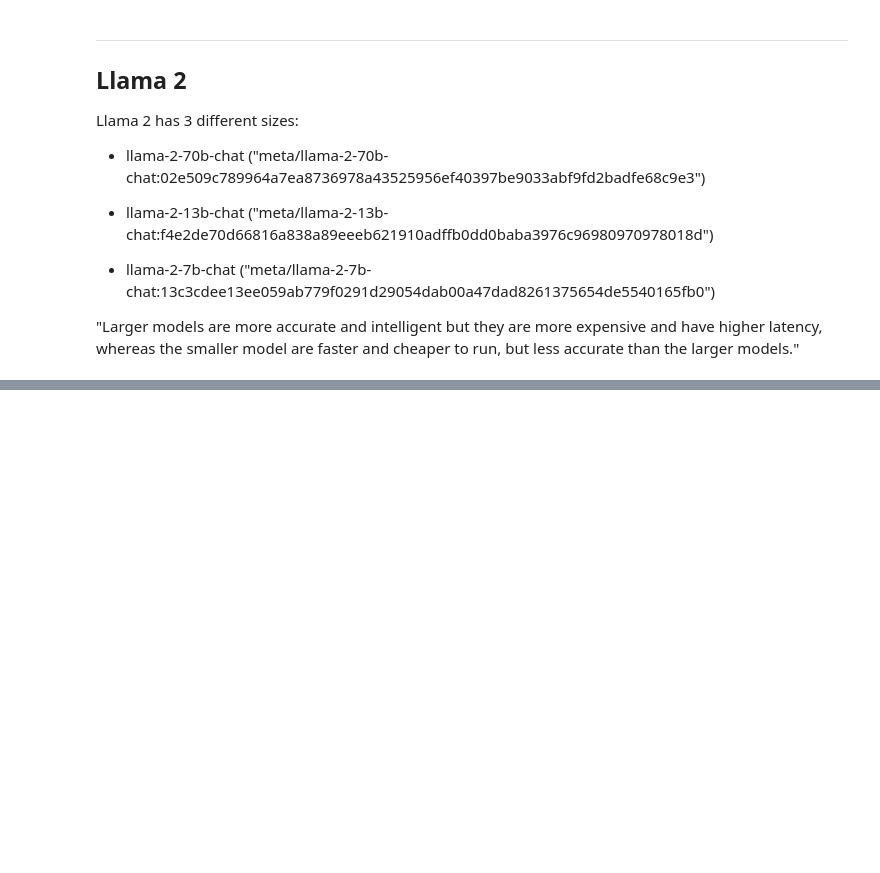
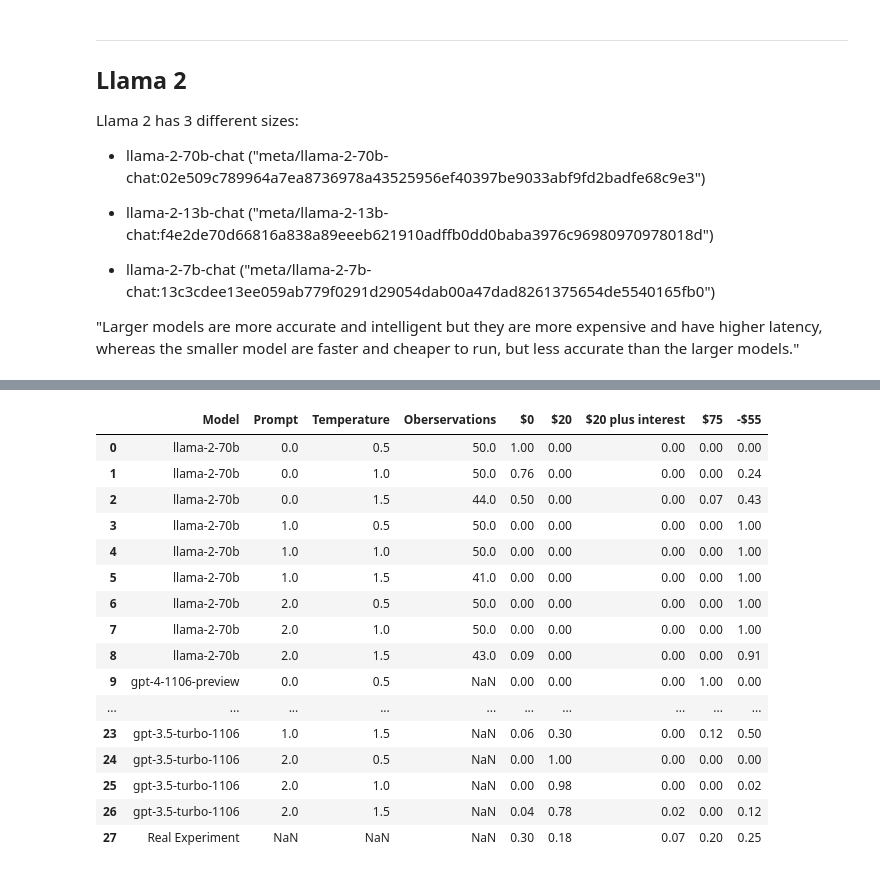
Before and after one commit to MariusDSPM/Data-Science-Project, a Jupyter notebook: Sunk Cost Fallacy.ipynb, the cells around one changed output, grey strips where cells are left out. Cells and saved outputs as stored; diff of their text form; code cells hidden in the pictures; blank space fills up the shorter version.

Commit message:
Llama sunk cost experiment 2

```diff
--- a/Sunk Cost Fallacy.ipynb
+++ b/Sunk Cost Fallacy.ipynb
@@ -475,0 +458,17 @@ df
+# %%
+columns = ['Model', 'Prompt', 'Temperature', 'Oberservations', '$0', '$20', '$20 plus interest', '$75', '-$55']
+
+df = pd.DataFrame(results_list, columns=columns)
+
+# Replace values in the "Model" column
+df['Model'] = df['Model'].replace('meta/llama-2-70b-chat:02e509c789964a7ea8736978a43525956ef40397be9033abf9fd2badfe68c9e3',
+                                  'llama-2-70b')
+
+# Round numbers in the following columns
+cols_to_round = ['$0', '$20', '$20 plus interest', '$75', '-$55']
+
+# Apply the round function to these columns
+for col in cols_to_round:
+    df[col] = df[col].round(2)
+
+df
@@ -475,0 +486,23 @@ df
+# %%
+df_gpt = pd.read_csv('Output/Sunk_cost_experiment_2.csv', index_col=0)
+# %%
+df_combined = pd.concat([df, df_gpt], ignore_index=True)
+df_combined
+# %% [output]
+|  | Model | Prompt | Temperature | Oberservations | $0 | $20 | $20 plus interest | $75 | -$55 |
+| 0 | llama-2-70b | 0.0 | 0.5 | 50.0 | 1.00 | 0.00 | 0.00 | 0.00 | 0.00 |
+| 1 | llama-2-70b | 0.0 | 1.0 | 50.0 | 0.76 | 0.00 | 0.00 | 0.00 | 0.24 |
+| 2 | llama-2-70b | 0.0 | 1.5 | 44.0 | 0.50 | 0.00 | 0.00 | 0.07 | 0.43 |
+| 3 | llama-2-70b | 1.0 | 0.5 | 50.0 | 0.00 | 0.00 | 0.00 | 0.00 | 1.00 |
+| 4 | llama-2-70b | 1.0 | 1.0 | 50.0 | 0.00 | 0.00 | 0.00 | 0.00 | 1.00 |
+| 5 | llama-2-70b | 1.0 | 1.5 | 41.0 | 0.00 | 0.00 | 0.00 | 0.00 | 1.00 |
+| 6 | llama-2-70b | 2.0 | 0.5 | 50.0 | 0.00 | 0.00 | 0.00 | 0.00 | 1.00 |
+| 7 | llama-2-70b | 2.0 | 1.0 | 50.0 | 0.00 | 0.00 | 0.00 | 0.00 | 1.00 |
+| 8 | llama-2-70b | 2.0 | 1.5 | 43.0 | 0.09 | 0.00 | 0.00 | 0.00 | 0.91 |
+| 9 | gpt-4-1106-preview | 0.0 | 0.5 | NaN | 0.00 | 0.00 | 0.00 | 1.00 | 0.00 |
+| ... | ... | ... | ... | ... | ... | ... | ... | ... | ... |
+| 23 | gpt-3.5-turbo-1106 | 1.0 | 1.5 | NaN | 0.06 | 0.30 | 0.00 | 0.12 | 0.50 |
+| 24 | gpt-3.5-turbo-1106 | 2.0 | 0.5 | NaN | 0.00 | 1.00 | 0.00 | 0.00 | 0.00 |
+| 25 | gpt-3.5-turbo-1106 | 2.0 | 1.0 | NaN | 0.00 | 0.98 | 0.00 | 0.00 | 0.02 |
+| 26 | gpt-3.5-turbo-1106 | 2.0 | 1.5 | NaN | 0.04 | 0.78 | 0.02 | 0.00 | 0.12 |
+| 27 | Real Experiment | NaN | NaN | NaN | 0.30 | 0.18 | 0.07 | 0.20 | 0.25 |
```
Also changed, not shown: parts of 4 cells of this notebook.
